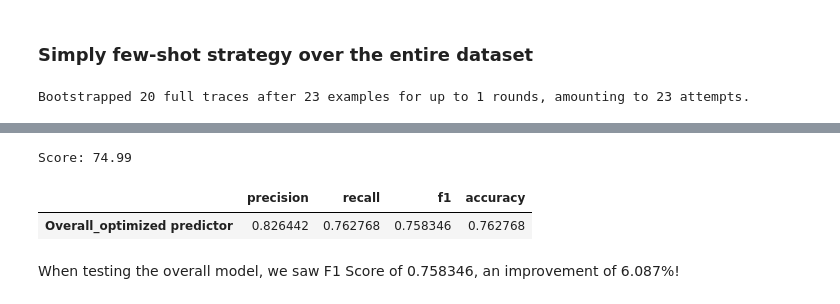
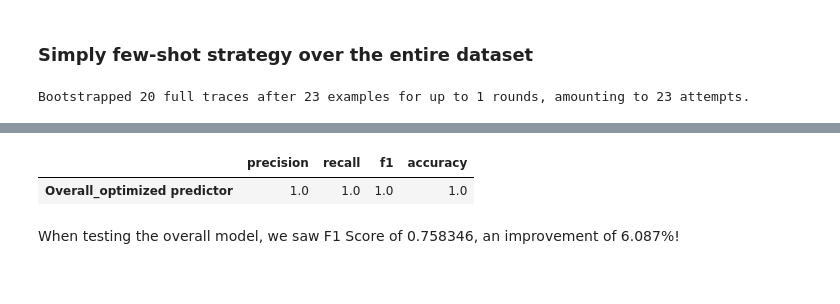
Before and after one commit to lotem1995/nlp-with-llms-2025-hw2, a Jupyter notebook: imppres_llm_baseline.ipynb, the cells around one changed output, grey strips where cells are left out. Drawn from its saved outputs; the diff is of its cells as text; code cells hidden in the pictures.

```diff
--- a/imppres_llm_baseline.ipynb
+++ b/imppres_llm_baseline.ipynb
@@ -562,13 +554,6 @@ overall_optimized = bs.compile(student=predictor, trainset=dev_ex)
 Bootstrapped 20 full traces after 23 examples for up to 1 rounds, amounting to 23 attempts.
 # %%
 # 3. Evaluate
-overall_report = Evaluate(
-        devset=test_ex,
-        metric=accuracy_metric,
-        return_outputs=True,
-        num_threads=10,
-        display_progress=True,
-        display_table=False,
-        provide_traceback=False
-)(overall_optimized)
+overall_report = evaluate(overall_optimized)
+overall_score, overall_results, overall_test_pred = overall_report
 # %% [output]
@@ -576,7 +561,0 @@ overall_report = Evaluate(
-# %%
-# 2) Extract labels
-overall_score,overall_report_results = overall_report
-print(f"Score: {overall_score}")
-overall_test_pred = [label2id[out[1].label] for out in overall_report_results]
-# %% [output]
-Score: 74.99
@@ -587,8 +562,9 @@ overall_combined = {**overall_prf, **overall_accuracy}
 # %%
+overall_combined = compute_matrices(overall_test_pred)
 display(pd.DataFrame(overall_combined, index=["Overall_optimized predictor"]))
 # %% [output]
 |  | precision | recall | f1 | accuracy |
-| Overall_optimized predictor | 0.826442 | 0.762768 | 0.758346 | 0.762768 |
+| Overall_optimized predictor | 1.0 | 1.0 | 1.0 | 1.0 |
 # %% [markdown]
 When testing the overall model, we saw F1 Score of 0.758346, an improvement of 6.087%!
 # %% [markdown]
```
Also changed, not shown: parts of 19 cells of this notebook.
